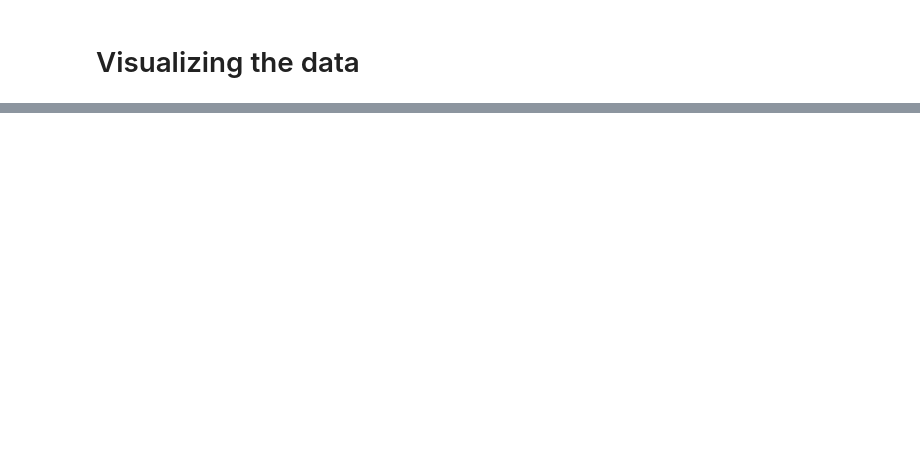
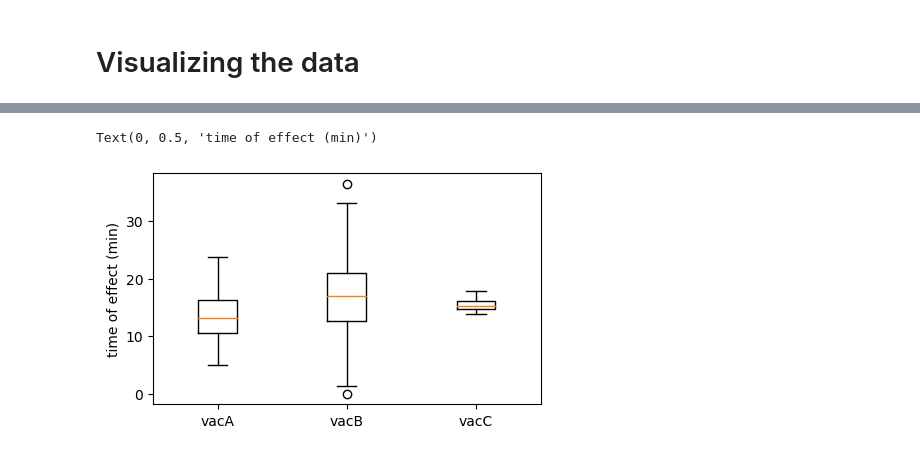
Before and after one commit to IntelliMedCalStateLA/EE2810F24, a Jupyter notebook: compareTimeOfEffect.ipynb, the cells around one changed output, grey strips where cells are left out. Drawn from its saved outputs; the diff is of its cells as text; code cells hidden in the pictures; blank space fills up the shorter version.

```diff
--- a/compareTimeOfEffect.ipynb
+++ b/compareTimeOfEffect.ipynb
@@ -67,9 +133,11 @@ sns______________(tEffectPD, _______________________)
 # %%
 # Create a box and whisker plot that compares all 3 vaccines
-
 hfig, hax = plt.subplots(figsize=(5,3))
-hax.____________________________________  # Create the box and whisker plot
-hax.set_xticklabels(________________________) # Create appropriate x labels
-plt.ylabel(______________________________) # Create appropriate y lables
+hax.boxplot(tEffectPD)
+hax.set_xticklabels(tEffectPD.columns)
+plt.ylabel('time of effect (min)')
+# %% [output]
+Text(0, 0.5, 'time of effect (min)')
+[figure, added]
 # %%
 # QUESTION: Which vaccine would you choose to use based on this visualization? How does this boxplot help you assess which vaccine might be the best choice?
```
Also changed, not shown: parts of 17 cells of this notebook.
